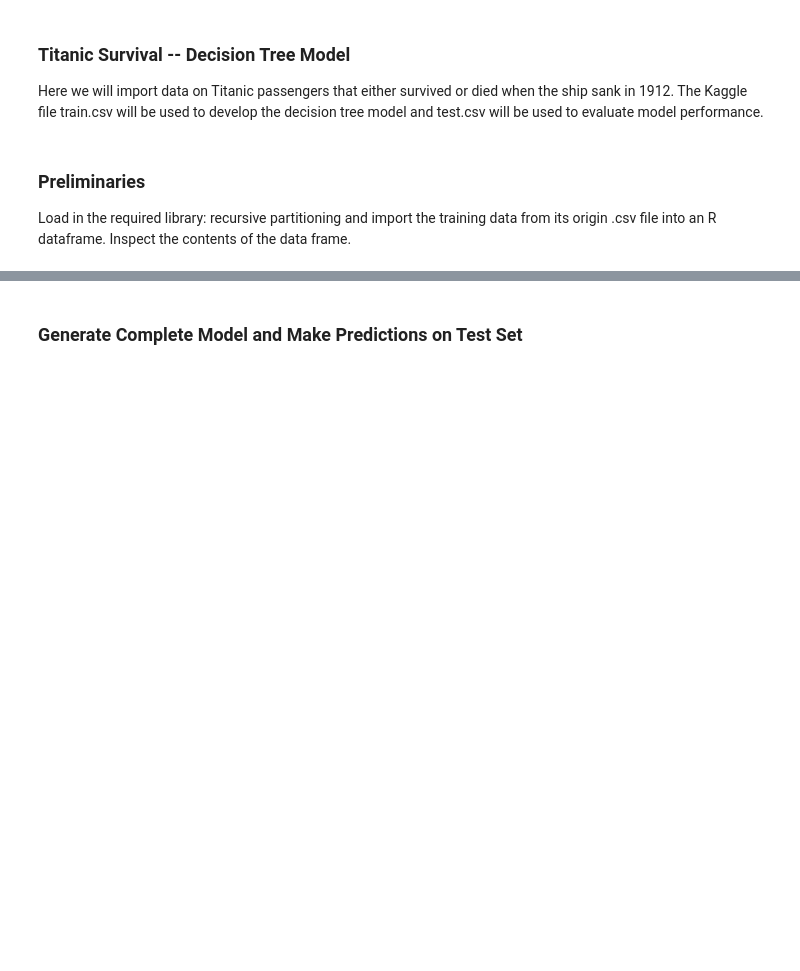
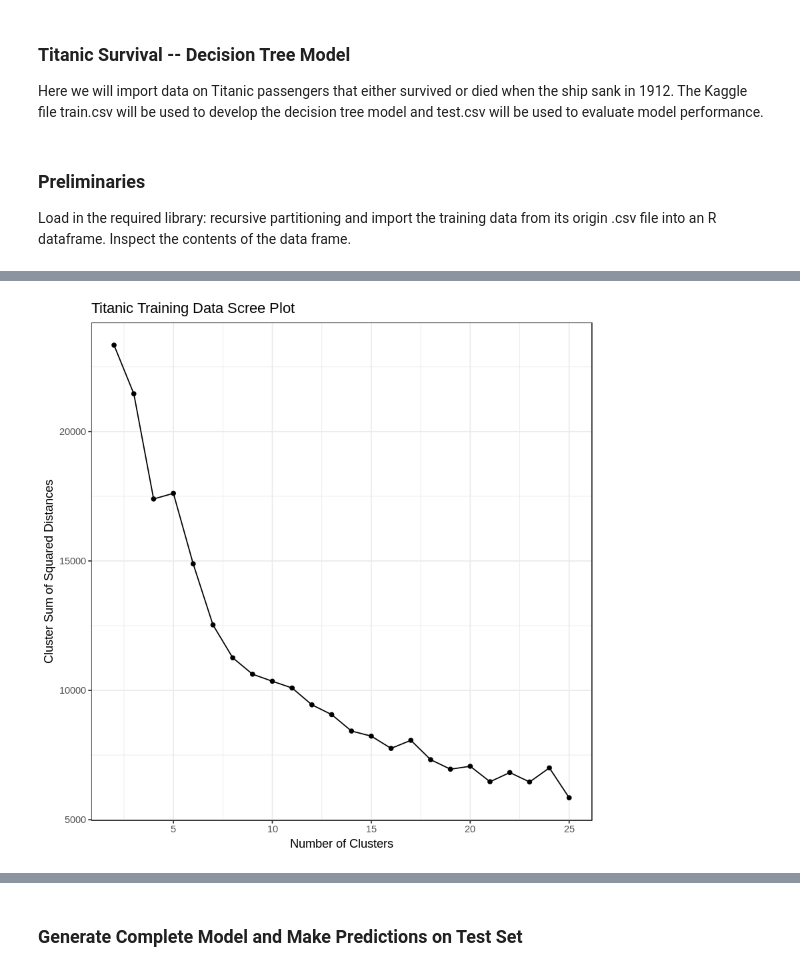
Before and after one commit to rweaton/Titanic_DSD_Capstone, a Jupyter notebook: TitanicSurvivalDecisionTree.ipynb, the cells around one changed output, grey strips where cells are left out. Cells and saved outputs as stored; diff of their text form; code cells hidden in the pictures; blank space fills up the shorter version.

```diff
--- a/TitanicSurvivalDecisionTree.ipynb
+++ b/TitanicSurvivalDecisionTree.ipynb
@@ -61,0 +82,4 @@ str(Titanic.train[,c('Survived','Embarked')])
+# %%
+# Set any NA's in Fare column to zero.
+Titanic.combined$Fare[is.na(Titanic.combined$Fare)] <- 0.0
+mean(Titanic.combined$Fare)
@@ -85,0 +335,10 @@ str(Titanic.train[,c("FamilySize", "HasFamily", "CabinType", "IsChild", "IsSenio
+# %%
+# Load the required library
+# NOTE: Please ignore the warning message.
+library(caret)
+clustering.features <- c("Pclass", "Sex", "Age", "SibSp", "Parch",
+              "Fare", "Embarked", "FamilySize", "AgeMissing",
+              "HasFamily", "IsChild", "IsSenior")
+dummy.vars <- dummyVars(~ ., Titanic.combined[, clustering.features])
+titanic.dummy <- predict(dummy.vars, Titanic.combined[, features])
+head(titanic.dummy)
@@ -85,0 +353,6 @@ str(Titanic.train[,c("FamilySize", "HasFamily", "CabinType", "IsChild", "IsSenio
+# %%
+# Each of the features have values that span different numerical ranges.  Here we will center
+# and scale (normalize) each of the features for k-means.
+#titanic.dummy <- scale(titanic.dummy)
+titanic.dummy <- scale(titanic.dummy)
+head(titanic.dummy)
@@ -85,0 +367,30 @@ str(Titanic.train[,c("FamilySize", "HasFamily", "CabinType", "IsChild", "IsSenio
+# %%
+# Vary number k of clusters to use from 2 to 15, and repeat k-means clustering for each
+# value of k.  Store total sum-of-squared distances across k clusters on each iteration.  Use
+# Examine resultant vector for kink (elbow) in progressive decline in error.
+max.k <- 25
+clusters.sum.squares <- rep(0.0, max.k - 1)
+cluster.params <- 2:max.k
+
+for (i in cluster.params) {
+    # Cluster data using k-means with the current value of i.
+    kmeans.temp <- kmeans(titanic.dummy, centers = i)
+
+    # Get the total sum of squared distances for all points
+    # in the cluster and store it for plotting later.
+    clusters.sum.squares[i - 1] <- sum(kmeans.temp$withinss)
+}
+
+# build the scree plot
+# Load the required library
+library(ggplot2)
+# Plot our scree plot using the mighty ggplot2.
+ggplot(NULL, aes(x=cluster.params, y=clusters.sum.squares)) +
+  theme_bw() +
+  geom_point() +
+  geom_line() +
+  labs(x="Number of Clusters",
+       y="Cluster Sum of Squared Distances",
+       title="Titanic Training Data Scree Plot")
+# %% [output]
+[figure, added]
```
Also changed, not shown: parts of 98 cells of this notebook.
